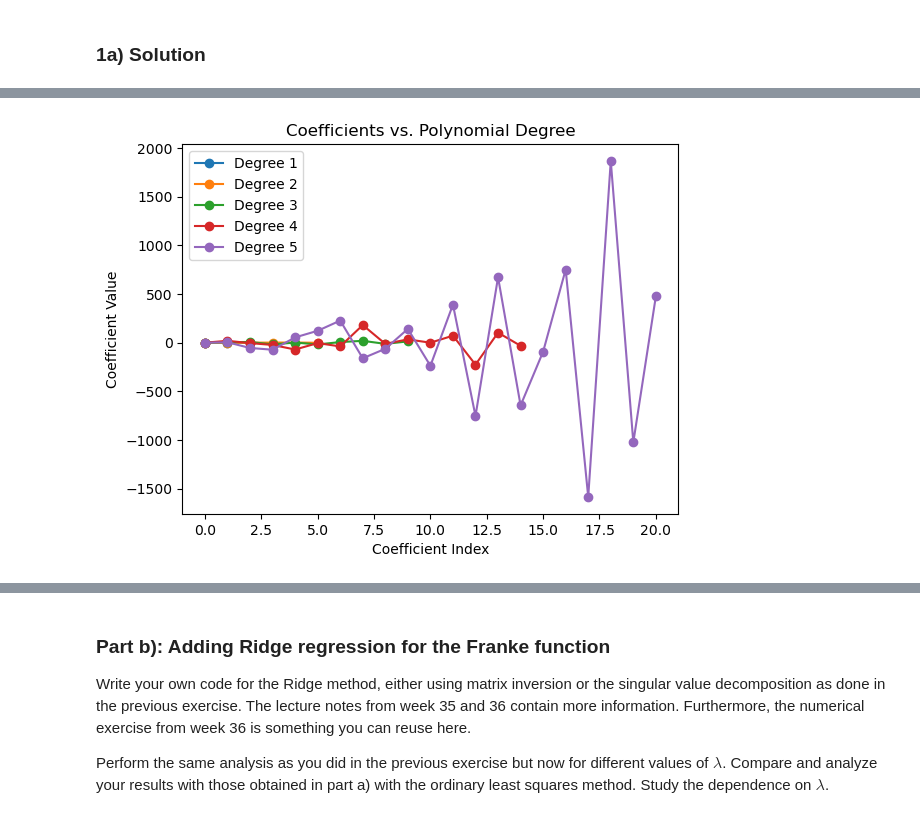
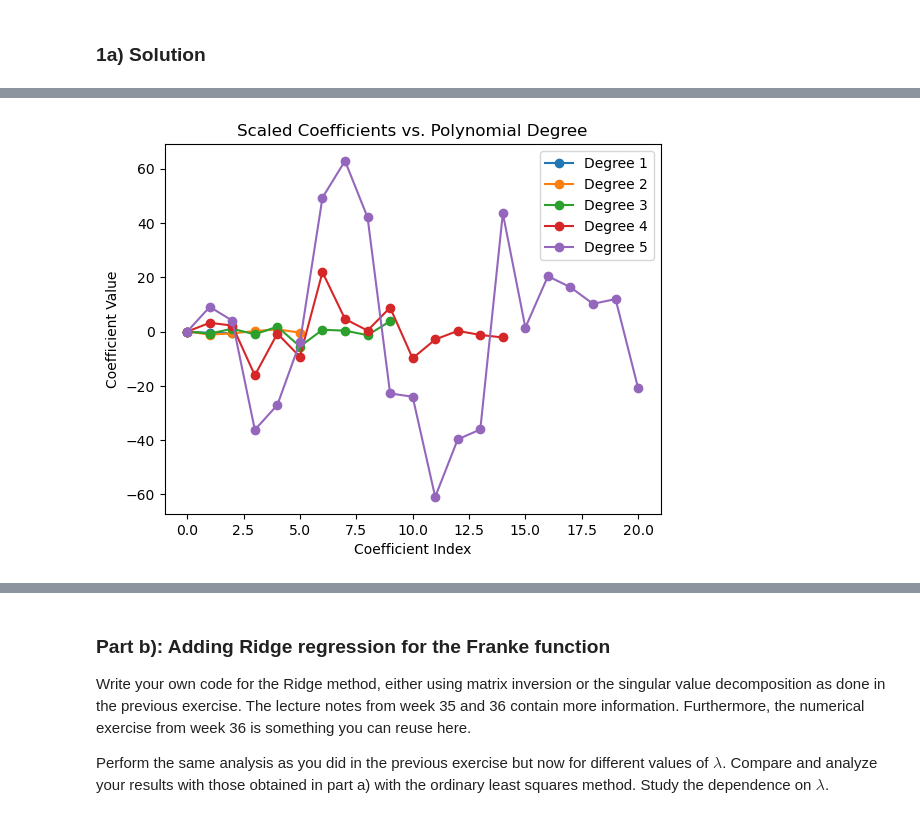
Before and after one commit to rudi191/FYS_STK_project1, a Jupyter notebook: P1 MMD.ipynb, the cells around one changed output, grey strips where cells are left out. Cells and saved outputs as stored; diff of their text form; code cells hidden in the pictures.

```diff
--- a/P1 MMD.ipynb
+++ b/P1 MMD.ipynb
@@ -177,32 +176,94 @@ Should include
 
 # Week 36
 # 1. Generate data:
-n = 20
+n = 1000
 np.random.seed(2024)
-x = np.random.rand(n, 1) #Two dimentional
+x = np.random.rand(n, 1) #creating data
 y = np.random.rand(n, 1)
-print(x)
-print(x)
 z = FrankeFunction(x, y)  + 0.1 * np.random.randn(n, 1) # adding some noise using the normmal distribution N(0,1)
-
-# Using sklearn to create polynominal features: (from 3.5)
-# 2. Perform standard OLS using polynomials x, y up to 5th order
 
 mse_train, mse_test, r2_train, r2_test, coefficients = [], [], [], [], []
 degrees = [1, 2, 3, 4, 5]
 
 for poly_degree in degrees:
 
+    #https://scikit-learn.org/stable/modules/generated/sklearn.preprocessing.PolynomialFeatures.html#sklearn.preprocessing.PolynomialFeatures.fit_transform
+    #"Generate a new feature matrix consisting of all polynomial combinations of the features with degree less than or equal to the specified degree"
     poly = PolynomialFeatures(degree=poly_degree)
-    #https://scikit-learn.org/stable/modules/generated/sklearn.preprocessing.PolynomialFeatures.html#sklearn.preprocessing.PolynomialFeatures.fit_transform
+
     # https://numpy.org/doc/stable/reference/generated/numpy.c_.html
-    # From 1d to 2d
-    XY = poly.fit_transform(np.c_[x, y]) #Creating a two-dimentional polynomial with both x and y
+    #Creates the design matix. fit_transfrom -> Fits the data to the 2d data array
+    XY = np.c_[x, y] #Creating a two-dimentional array with both x and y
+    XY = poly.fit_transform(XY)
 
     # Scaling the data
     # Scale the data by subtracting the mean value from each column in the design matrix
     scaler = StandardScaler(with_mean=True, with_std=False)
     XY_scaled = scaler.fit_transform(XY)
+
+    # Splitting the data
+    XY_train, XY_test, z_train, z_test = train_test_split(XY_scaled, z, test_size=0.2, random_state=0)
+
+    ols_model = LinearRegression(fit_intercept=False)
+    ols_model.fit(XY_train, z_train)
+
+    z_train_pred = ols_model.predict(XY_train)
+    z_test_pred = ols_model.predict(XY_test)
+
+    # 3. MSE and R2
+    mse_train.append(mean_squared_error(z_train, z_train_pred))
+    mse_test.append(mean_squared_error(z_test, z_test_pred))
+    r2_train.append(r2_score(z_train, z_train_pred))
+    r2_test.append(r2_score(z_test, z_test_pred))
+    # Extract the coef -> https://scikit-learn.org/stable/modules/generated/sklearn.linear_model.LinearRegression.html
+    coefficients.append(ols_model.coef_)
+
+# 4. Plot the resulting scores (MSE and R$^2$) as functions of the polynomial degree (here up to polymial degree five).
+# Plot also the parameters $\beta$ as you increase the order of the polynomial. Comment your results.
+
+# Plotting MSE
+plt.plot(degrees, mse_train, 'o-', label='Train MSE')
+plt.plot(degrees, mse_test, 'o-', label='Test MSE')
+plt.xlabel('Polynomial Degree')
+plt.ylabel('Mean Squared Error')
+plt.title('Scaled MSE and Polynomial Degree')
+plt.legend()
+plt.show()
+
+# Plotting R2
+plt.plot(degrees, r2_train, 'o-', label='Train R²')
+plt.plot(degrees, r2_test, 'o-', label='Test R²')
+plt.xlabel('Polynomial Degree')
+plt.ylabel('R2 Score')
+plt.title('Scaled R2 and Polynomial Degree')
+plt.legend()
+plt.show()
+
+# Coeffiencts - litt usikker her:
+for i, coef in enumerate(coefficients):
+    plt.plot(coef.flatten(), 'o-', label=f'Degree {degrees[i]}')
+plt.xlabel('Coefficient Index')
+plt.ylabel('Coefficient Value')
+plt.title('Scaled Coefficients vs. Polynomial Degree')
+plt.legend()
+plt.show()
+
+
+mse_train, mse_test, r2_train, r2_test, coefficients = [], [], [], [], []
+# Non-scaled
+for poly_degree in degrees:
+
+    poly = PolynomialFeatures(degree=poly_degree)
+    #https://scikit-learn.org/stable/modules/generated/sklearn.preprocessing.PolynomialFeatures.html#sklearn.preprocessing.PolynomialFeatures.fit_transform
+    # https://numpy.org/doc/stable/reference/generated/numpy.c_.html
+    # From 1d to 2d
+    #Design matix
+    XY = poly.fit_transform(np.c_[x, y]) #Creating a two-dimentional polynomial with both x and y
+
+    # Scaling the data
+    # Scale the data by subtracting the mean value from each column in the design matrix
+   # scaler = StandardScaler(with_mean=True, with_std=False)
+    XY_scaled = XY #scaler.fit_transform(XY)
 
     # Splitting the data
     XY_train, XY_test, z_train, z_test = train_test_split(XY_scaled, z, test_size=0.2, random_state=0)
@@ -232,7 +293,7 @@ plt.plot(degrees, mse_train, 'o-', label='Train MSE')
 plt.plot(degrees, mse_test, 'o-', label='Test MSE')
 plt.xlabel('Polynomial Degree')
 plt.ylabel('Mean Squared Error')
-plt.title('MSE and Polynomial Degree')
+plt.title('Not Scaled MSE and Polynomial Degree')
 plt.legend()
 plt.show()
 
@@ -241,7 +302,7 @@ plt.plot(degrees, r2_train, 'o-', label='Train R²')
 plt.plot(degrees, r2_test, 'o-', label='Test R²')
 plt.xlabel('Polynomial Degree')
 plt.ylabel('R2 Score')
-plt.title('R2 and Polynomial Degree')
+plt.title('Not Scaled R2 and Polynomial Degree')
 plt.legend()
 plt.show()
 
@@ -250,7 +311,7 @@ for i, coef in enumerate(coefficients):
     plt.plot(coef.flatten(), 'o-', label=f'Degree {degrees[i]}')
 plt.xlabel('Coefficient Index')
 plt.ylabel('Coefficient Value')
-plt.title('Coefficients vs. Polynomial Degree')
+plt.title('Not Scaled Coefficients vs. Polynomial Degree')
 plt.legend()
 plt.show()
 # %% [output]
@@ -276 +320 @@ plt.show()
-[figure, old version]
+[figure, new version]
```
Also changed, not shown: parts of 11 cells of this notebook.
